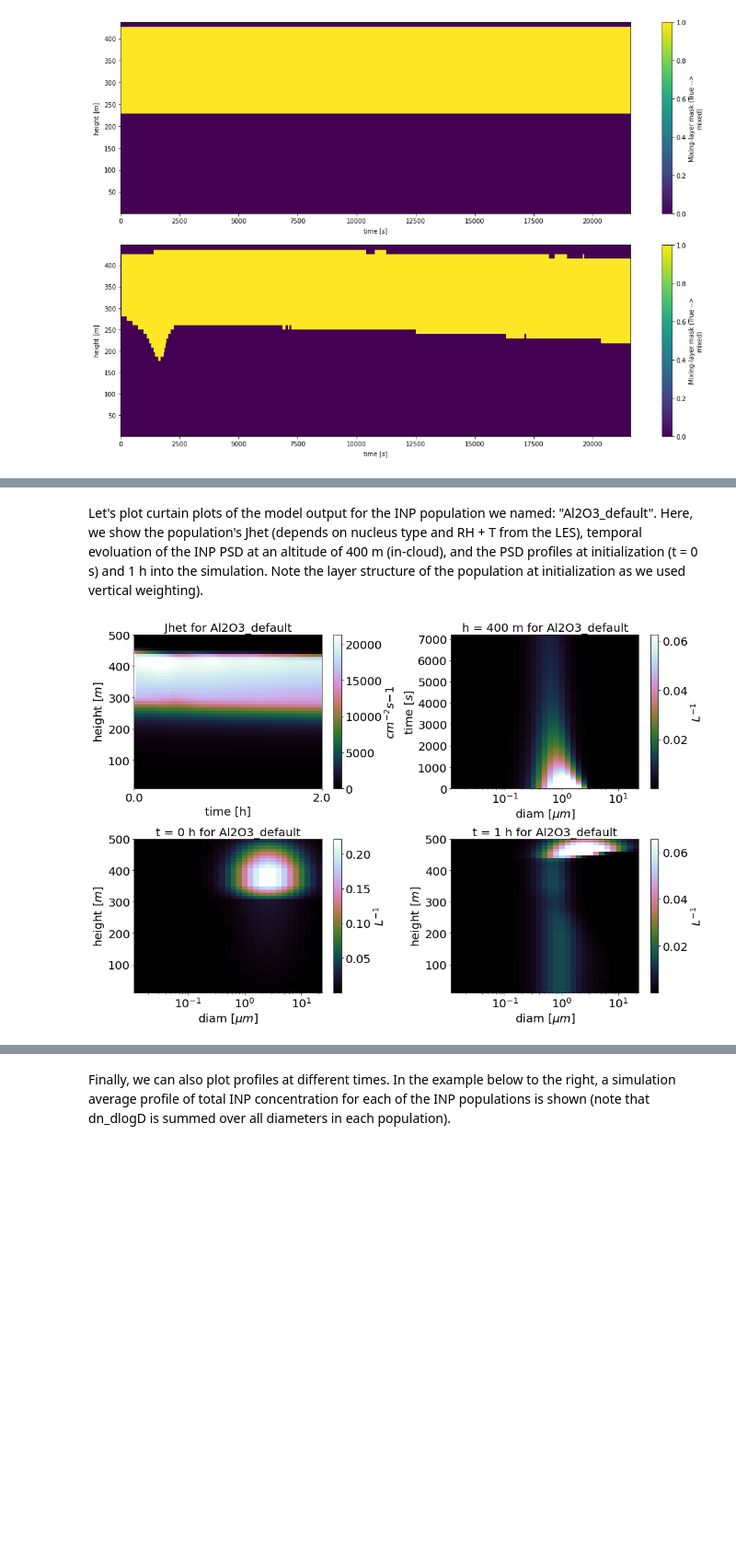
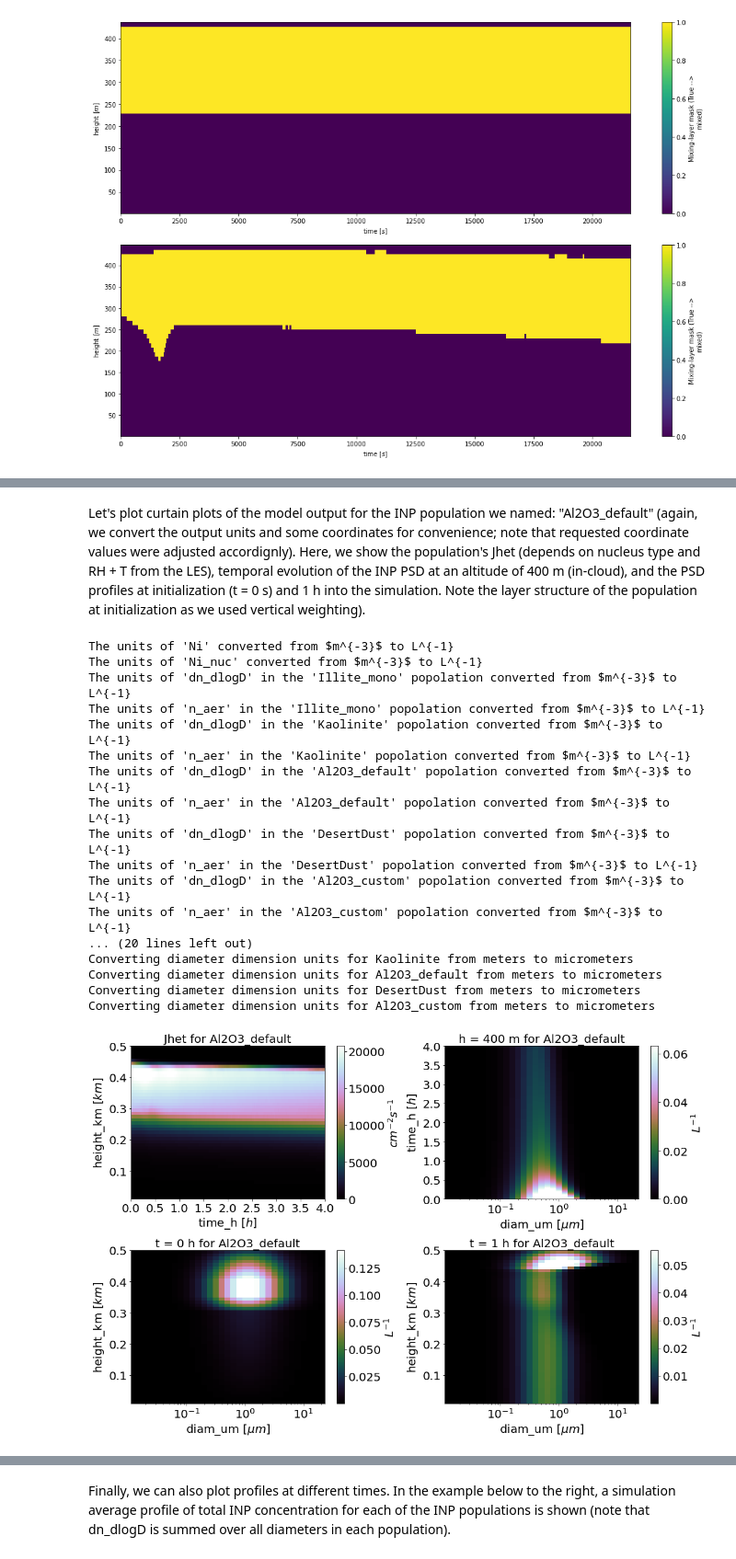
Before and after one commit to open-atmos/AC-1D, a Jupyter notebook: doc/source/Example.ipynb, the cells around one changed output, grey strips where cells are left out. Shown at 92% size. Drawn from its saved outputs; the diff is of its cells as text; code cells hidden in the pictures; blank space fills up the shorter version.

```diff
--- a/doc/source/Example.ipynb
+++ b/doc/source/Example.ipynb
@@ -182,18 +360,18 @@ Here, our mixed layer goes from the surface up to cloud top (note that "ql_cbh"
 from init_model import ci_model
 import numpy as np
 
-model = ci_model(final_t=3600*2,                               # 1D model simulation time
+model = ci_model(final_t=3600*4,                               # 1D model simulation time
                  delta_t=10,                                   # ∆t in s
                  use_ABIFM=True,                               # True - ABIFM, False - singular
                  t_averaged_les=False,                         # True - time-averaged LES, False - LES evolution informs 1d model
                  custom_vert_grid=np.arange(0., 500.+1., 10.), # None - use LES vertical grid, np.ndarray - custom vertical grid
                  w_e_ent=0.1e-3,                               # cloud-top entrainment value or time series
-                 mixing_bounds=(0, "ql_cbh"),                  # Mixing layer bounds (base, top) in m ("ql_cbh" for cloud base/top)
-                 entrain_from_cth=True,                        # True - from cloud top, False domain top (infinite source)
+                 mixing_bounds=(0, "ql_thresh"),               # Mixing layer bounds (base, top) in m ("ql_thresh" for cloud base/top)
+                 deplete_entrained=True,                       # True - deplete aerosol from top, False -infinite (subsidising) entrainment source
                  tau_mix=1800.,                                # Mixing time scale value or time series
                  v_f_ice=0.3,                                  # number-weighted fall velocity (value, t-series, or curtain)
-                 in_cld_q_thresh=1e-3,                         # mixing ratio threshold for determining a cloud [g/kg]
-                 aer_info=[{"name": "Illite_mono",             # INP population #1 properties
+                 in_cld_q_thresh=1e-6,                         # mixing ratio threshold for determining a cloud [kg/kg]
+                 aer_info=[{"name": "Illite_mono",             # Aerosol population #1 properties
                             "n_init_max": 2.,
                             "psd": {"type": "mono",
                                    "diam": 1.},
@@ -201,7 +379,7 @@ model = ci_model(final_t=3600*2,                               # 1D model simula
                             "n_init_weight_prof":
                             {"height": np.array([0, 100, 150, 200, 500]),
                             "weight": np.array([0.8, 1., 1., 0.2, 0.1])}},
-                           {"name": "Kaolinite",               # INP population #2 properties
+                           {"name": "Kaolinite",               # Aerosol population #2 properties
                             "n_init_max": 1.5,
                             "psd": {"type": "logn",
                                     "diam_mean": 0.8,
@@ -210,14 +388,14 @@ model = ci_model(final_t=3600*2,                               # 1D model simula
                                     "diam_min": 0.05,
                                     "m_ratio": 1.5},
                             "nucleus_type": "Kaolinite"},
-                           {"name": "Al2O3_default",            # INP population #3 properties
+                           {"name": "Al2O3_default",            # Aerosol population #3 properties
                             "n_init_max": 1.5,
                             "psd": {"type": "default"},
                             "nucleus_type": "Al2O3",
                             "n_init_weight_prof":
                             {"height": np.array([0, 300, 350, 400, 500]),
                             "weight": np.array([0., 0.1, 1.0, 1.0, 0.1])}},
-                           {"name": "DesertDust",               # INP population #4 properties
+                           {"name": "DesertDust",               # Aerosol population #4 properties
                             "n_init_max": [4329777, 640],
                             "psd": {"type": "multi_logn",
                                     "diam_mean": [0.0744, 2.251],
@@ -226,7 +404,7 @@ model = ci_model(final_t=3600*2,                               # 1D model simula
                                     "diam_min": (0.014, 20),
                                     "m_ratio": 1.5},
                             "nucleus_type": "Desert Dust"},
-                           {"name": "Al2O3_custom",            # INP population #5 properties
+                           {"name": "Al2O3_custom",            # Aerosol population #5 properties
                             "n_init_max": 1,
                             "psd": {"type": "custom",
                                     "diam": [0.1, 0.3, 1., 2., 10.],
@@ -238,7 +416,9 @@ model = ci_model(final_t=3600*2,                               # 1D model simula
                  les_out_filename=None,                        # filename of LES sounding file to inform the model
                  t_harvest=(0, 3600*6),                        # time(s) to harvest from the LES model output
                  height_ind_2crop=600.,                        # height indices or vals for LES cropping ("ql_pbl": use ql thresh)
-                 cbh_det_method="ql_cbh",                      # Method to detect cloud base (currently, only with a ql thresh)
+                 cbh_det_method="ql_thresh",                   # Method to detect cloud base (currently, only with a ql thresh)
+                 input_conc_units="L^{-1}",                    # Specify alternative input concentartion units
+                 input_diam_units="um",                        # Specify alternative input diameter units
                  do_entrain=True,                              # do entrainment in model run
                  do_mix_aer=True,                              # do aerosol mixing in model run
                  do_mix_ice=True,                              # do ice mixing in model run
@@ -268,13 +445,36 @@ Process: data_allocation: 2.51 s (41.34% of of total time)
 # %% [markdown]
-Let's plot curtain plots of the model output for the INP population we named: "Al2O3_default". Here, we show the population's Jhet (depends on nucleus type and RH + T from the LES), temporal evoluation of the INP PSD at an altitude of 400 m (in-cloud), and the PSD profiles at initialization (t = 0 s) and 1 h into the simulation. Note the layer structure of the population at initialization as we used vertical weighting).
+Let's plot curtain plots of the model output for the INP population we named: "Al2O3_default" (again, we convert the output units and some coordinates for convenience; note that requested coordinate values were adjusted accordignly). Here, we show the population's Jhet (depends on nucleus type and RH + T from the LES), temporal evolution of the INP PSD at an altitude of 400 m (in-cloud), and the PSD profiles at initialization (t = 0 s) and 1 h into the simulation. Note the layer structure of the population at initialization as we used vertical weighting).
 # %%
+model._convert_quantity_units("L^{-1}")
+model._convert_quantity_units("L^{-1}")
+model._convert_quantity_units("cm^{-2} s^{-1}")
+model._swap_time_dim_to_from_hr()
+model._swap_height_dim_to_from_km()
+model._swap_diam_dim_to_from_um()
+
 cb = {}
-xticks = np.linspace(0, 2, 2)
 fig, ax = model.plot.generate_figure(subplot_shape=(2,2))
-ax[0,0], cb["sub0"] = model.plot.curtain(model, ax=ax[0,0], which_pop="Al2O3_default", field_to_plot="Jhet", font_size=20, vmin=0, xtick=xticks*3600, xticklabel=xticks, xlabel="time [h]", title="Jhet for Al2O3_default")
-ax[0,1], cb["sub1"] = model.plot.curtain(model, ax=ax[0,1], which_pop="Al2O3_default", font_size=20, x="diam", y="time", aer_z=400., title="h = 400 m for Al2O3_default")
-ax[1,0], cb["sub2"] = model.plot.curtain(model, ax=ax[1,0], which_pop="Al2O3_default", font_size=20, x="diam", aer_z=0., title="t = 0 h for Al2O3_default")
-ax[1,1], cb["sub3"] = model.plot.curtain(model, ax=ax[1,1], which_pop="Al2O3_default", font_size=20, x="diam", aer_z=3600.,xscale="log", title="t = 1 h for Al2O3_default")
+ax[0,0], cb["sub0"] = model.plot.curtain(model, ax=ax[0,0], which_pop="Al2O3_default", field_to_plot="Jhet", font_size=20, vmin=0, title="Jhet for Al2O3_default")
+ax[0,1], cb["sub1"] = model.plot.curtain(model, ax=ax[0,1], which_pop="Al2O3_default", font_size=20, x=model.diam_dim, y=model.time_dim, aer_z=0.4, title="h = 400 m for Al2O3_default")
+ax[1,0], cb["sub2"] = model.plot.curtain(model, ax=ax[1,0], which_pop="Al2O3_default", font_size=20, x=model.diam_dim, aer_z=0., title="t = 0 h for Al2O3_default")
+ax[1,1], cb["sub3"] = model.plot.curtain(model, ax=ax[1,1], which_pop="Al2O3_default", font_size=20, x=model.diam_dim, aer_z=1.,xscale="log", title="t = 1 h for Al2O3_default")
 # %% [output]
+The units of 'Ni' converted from $m^{-3}$ to L^{-1}
+The units of 'Ni_nuc' converted from $m^{-3}$ to L^{-1}
+The units of 'dn_dlogD' in the 'Illite_mono' popolation converted from $m^{-3}$ to L^{-1}
+The units of 'n_aer' in the 'Illite_mono' popolation converted from $m^{-3}$ to L^{-1}
+The units of 'dn_dlogD' in the 'Kaolinite' popolation converted from $m^{-3}$ to L^{-1}
+The units of 'n_aer' in the 'Kaolinite' popolation converted from $m^{-3}$ to L^{-1}
+The units of 'dn_dlogD' in the 'Al2O3_default' popolation converted from $m^{-3}$ to L^{-1}
+The units of 'n_aer' in the 'Al2O3_default' popolation converted from $m^{-3}$ to L^{-1}
+The units of 'dn_dlogD' in the 'DesertDust' popolation converted from $m^{-3}$ to L^{-1}
+The units of 'n_aer' in the 'DesertDust' popolation converted from $m^{-3}$ to L^{-1}
+The units of 'dn_dlogD' in the 'Al2O3_custom' popolation converted from $m^{-3}$ to L^{-1}
+The units of 'n_aer' in the 'Al2O3_custom' popolation converted from $m^{-3}$ to L^{-1}
+... (20 lines left out)
+Converting diameter dimension units for Kaolinite from meters to micrometers
+Converting diameter dimension units for Al2O3_default from meters to micrometers
+Converting diameter dimension units for DesertDust from meters to micrometers
+Converting diameter dimension units for Al2O3_custom from meters to micrometers
-[figure, old version]
+[figure, new version]
 # %% [markdown]
```
Also changed, not shown: parts of 21 cells of this notebook, 38 other files.
